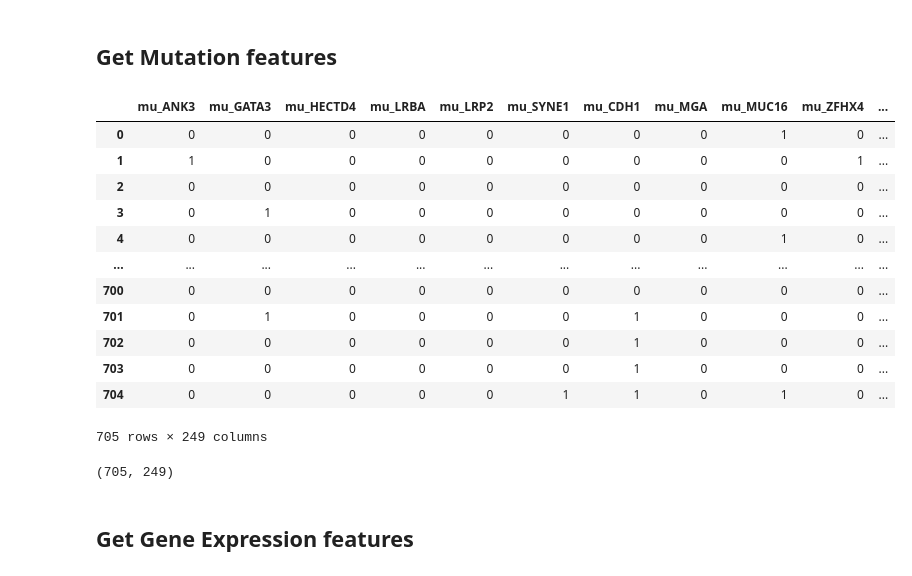
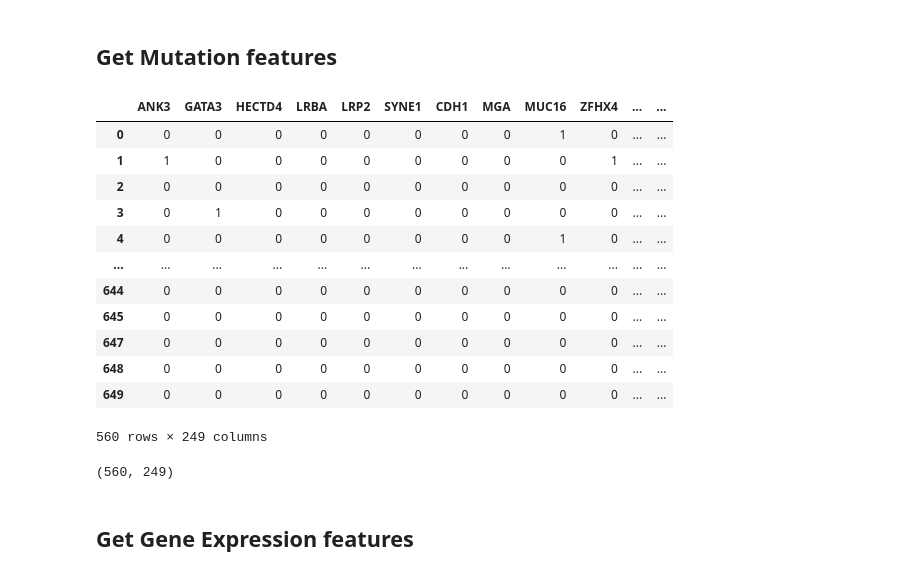
Before and after one commit to LukasStonie/multiomics_frameworks, a Jupyter notebook: dataprocessing/brca_overview.ipynb, the cells around one changed output. Saved outputs shown, nothing was run; the diff lists cells and outputs as text; code cells hidden in the pictures.

```diff
--- a/dataprocessing/brca_overview.ipynb
+++ b/dataprocessing/brca_overview.ipynb
@@ -6,5 +14,6 @@ Intel MKL WARNING: Support of Intel(R) Streaming SIMD Extensions 4.2 (Intel(R) S
 # %%
-whole_df = pd.read_csv('archive/brca_data_w_subtypes.csv')
+whole_df = pd.read_csv('../datasets/BRCA_Data/brca_data_w_subtypes.csv')
+whole_df.dropna(inplace=True)
 # %%
 whole_df.head()
 # %% [output]
@@ -44,25 +54,26 @@ cn_features.shape
 ## Get Mutation features
 # %%
 mu_features = whole_df.filter(regex='mu')
+mu_features.columns = [ str(i).split('_')[-1] for i in mu_features.columns.to_list()]
 mu_features
 # %% [output]
-|  | mu_ANK3 | mu_GATA3 | mu_HECTD4 | mu_LRBA | mu_LRP2 | mu_SYNE1 | mu_CDH1 | mu_MGA | mu_MUC16 | mu_ZFHX4 | ... |
-| 0 | 0 | 0 | 0 | 0 | 0 | 0 | 0 | 0 | 1 | 0 | ... |
-| 1 | 1 | 0 | 0 | 0 | 0 | 0 | 0 | 0 | 0 | 1 | ... |
-| 2 | 0 | 0 | 0 | 0 | 0 | 0 | 0 | 0 | 0 | 0 | ... |
-| 3 | 0 | 1 | 0 | 0 | 0 | 0 | 0 | 0 | 0 | 0 | ... |
-| 4 | 0 | 0 | 0 | 0 | 0 | 0 | 0 | 0 | 1 | 0 | ... |
-| ... | ... | ... | ... | ... | ... | ... | ... | ... | ... | ... | ... |
-| 700 | 0 | 0 | 0 | 0 | 0 | 0 | 0 | 0 | 0 | 0 | ... |
-| 701 | 0 | 1 | 0 | 0 | 0 | 0 | 1 | 0 | 0 | 0 | ... |
-| 702 | 0 | 0 | 0 | 0 | 0 | 0 | 1 | 0 | 0 | 0 | ... |
-| 703 | 0 | 0 | 0 | 0 | 0 | 0 | 1 | 0 | 0 | 0 | ... |
-| 704 | 0 | 0 | 0 | 0 | 0 | 1 | 1 | 0 | 1 | 0 | ... |
+|  | ANK3 | GATA3 | HECTD4 | LRBA | LRP2 | SYNE1 | CDH1 | MGA | MUC16 | ZFHX4 | ... | ... |
+| 0 | 0 | 0 | 0 | 0 | 0 | 0 | 0 | 0 | 1 | 0 | ... | ... |
+| 1 | 1 | 0 | 0 | 0 | 0 | 0 | 0 | 0 | 0 | 1 | ... | ... |
+| 2 | 0 | 0 | 0 | 0 | 0 | 0 | 0 | 0 | 0 | 0 | ... | ... |
+| 3 | 0 | 1 | 0 | 0 | 0 | 0 | 0 | 0 | 0 | 0 | ... | ... |
+| 4 | 0 | 0 | 0 | 0 | 0 | 0 | 0 | 0 | 1 | 0 | ... | ... |
+| ... | ... | ... | ... | ... | ... | ... | ... | ... | ... | ... | ... | ... |
+| 644 | 0 | 0 | 0 | 0 | 0 | 0 | 0 | 0 | 0 | 0 | ... | ... |
+| 645 | 0 | 0 | 0 | 0 | 0 | 0 | 0 | 0 | 0 | 0 | ... | ... |
+| 647 | 0 | 0 | 0 | 0 | 0 | 0 | 0 | 0 | 0 | 0 | ... | ... |
+| 648 | 0 | 0 | 0 | 0 | 0 | 0 | 0 | 0 | 0 | 0 | ... | ... |
+| 649 | 0 | 0 | 0 | 0 | 0 | 0 | 0 | 0 | 0 | 0 | ... | ... |
-705 rows × 249 columns
+560 rows × 249 columns
 # %%
 mu_features.shape
 # %% [output]
-(705, 249)
+(560, 249)
 # %% [markdown]
 ## Get Gene Expression features
 # %%
```
Also changed, not shown: parts of 33 cells of this notebook, 2 other files.
